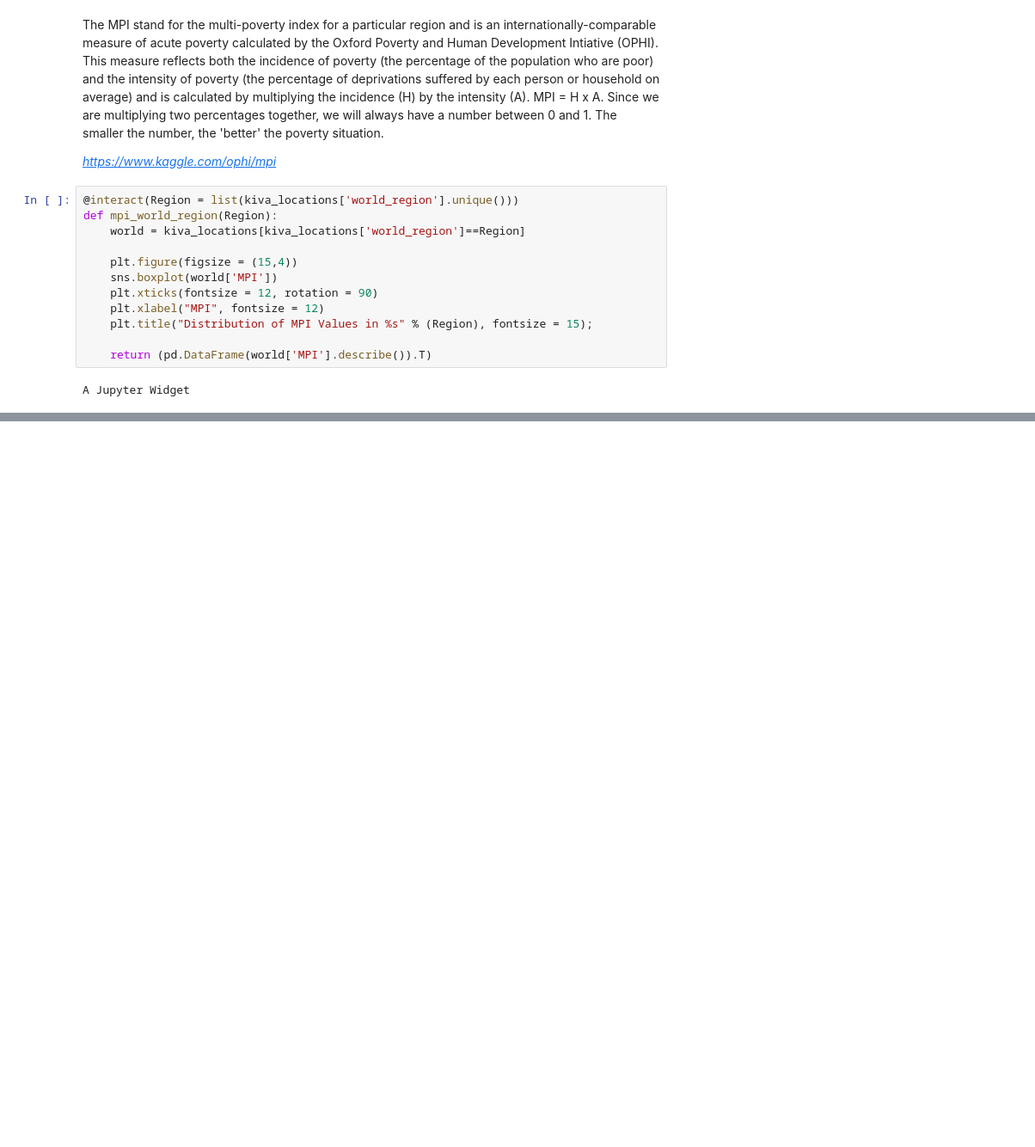
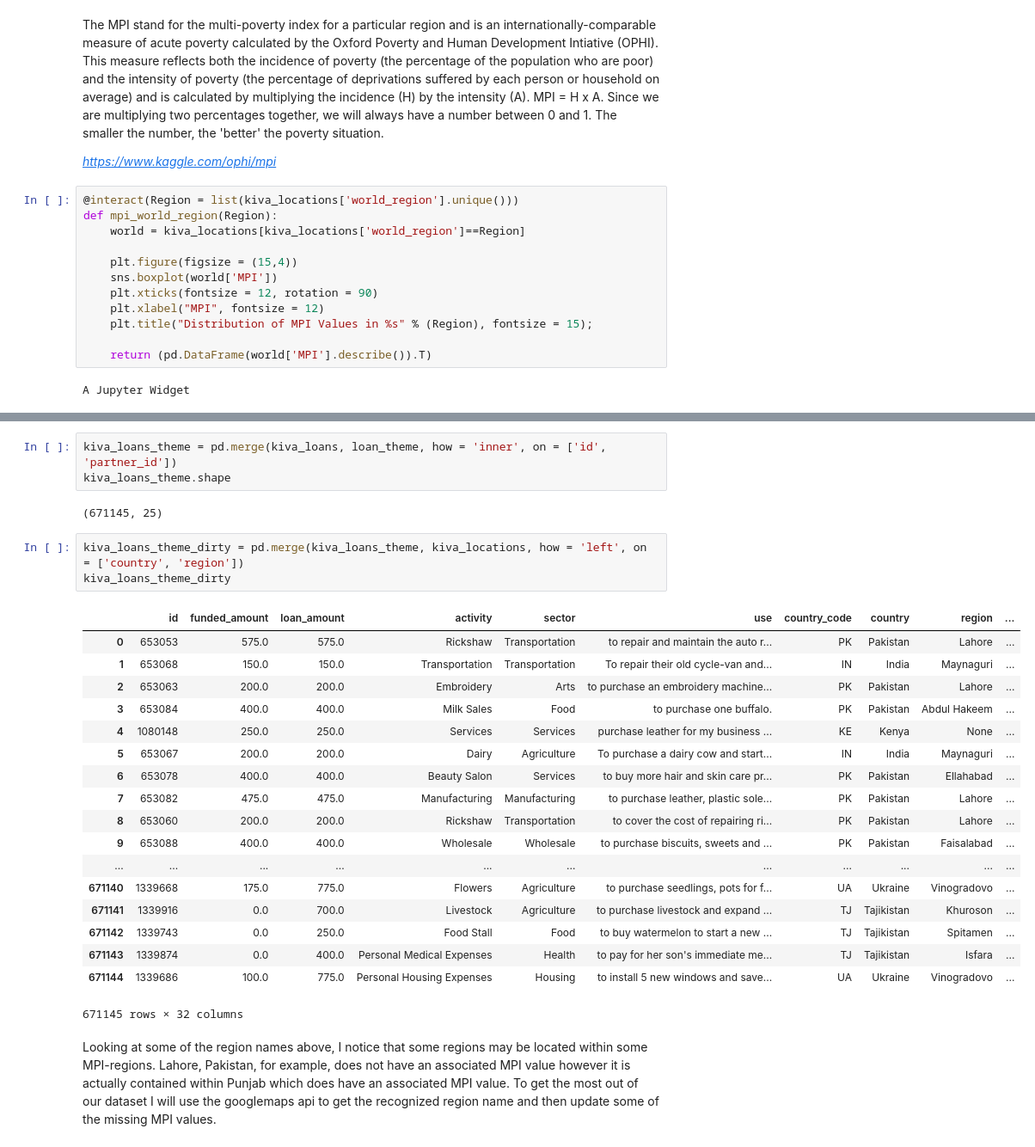
Before and after one commit to smakhijani/kaggle-kiva-crowdfunding, a Jupyter notebook: Preliminary Exploratory Data Analysis.ipynb, the cells around one changed output, grey strips where cells are left out. Shown at 86% size. Saved outputs shown, nothing was run; the diff lists cells and outputs as text; blank space fills up the shorter version.

```diff
--- a/Preliminary Exploratory Data Analysis.ipynb
+++ b/Preliminary Exploratory Data Analysis.ipynb
@@ -705,0 +862,29 @@ loan_theme_region.head()
+# %%
+kiva_loans_theme = pd.merge(kiva_loans, loan_theme, how = 'inner', on = ['id', 'partner_id'])
+kiva_loans_theme.shape
+# %% [output]
+(671145, 25)
+# %%
+kiva_loans_theme_dirty = pd.merge(kiva_loans_theme, kiva_locations, how = 'left', on = ['country', 'region'])
+kiva_loans_theme_dirty
+# %% [output]
+|  | id | funded_amount | loan_amount | activity | sector | use | country_code | country | region | ... |
+| 0 | 653053 | 575.0 | 575.0 | Rickshaw | Transportation | to repair and maintain the auto r... | PK | Pakistan | Lahore | ... |
+| 1 | 653068 | 150.0 | 150.0 | Transportation | Transportation | To repair their old cycle-van and... | IN | India | Maynaguri | ... |
+| 2 | 653063 | 200.0 | 200.0 | Embroidery | Arts | to purchase an embroidery machine... | PK | Pakistan | Lahore | ... |
+| 3 | 653084 | 400.0 | 400.0 | Milk Sales | Food | to purchase one buffalo. | PK | Pakistan | Abdul Hakeem | ... |
+| 4 | 1080148 | 250.0 | 250.0 | Services | Services | purchase leather for my business ... | KE | Kenya | None | ... |
+| 5 | 653067 | 200.0 | 200.0 | Dairy | Agriculture | To purchase a dairy cow and start... | IN | India | Maynaguri | ... |
+| 6 | 653078 | 400.0 | 400.0 | Beauty Salon | Services | to buy more hair and skin care pr... | PK | Pakistan | Ellahabad | ... |
+| 7 | 653082 | 475.0 | 475.0 | Manufacturing | Manufacturing | to purchase leather, plastic sole... | PK | Pakistan | Lahore | ... |
+| 8 | 653060 | 200.0 | 200.0 | Rickshaw | Transportation | to cover the cost of repairing ri... | PK | Pakistan | Lahore | ... |
+| 9 | 653088 | 400.0 | 400.0 | Wholesale | Wholesale | to purchase biscuits, sweets and ... | PK | Pakistan | Faisalabad | ... |
+| ... | ... | ... | ... | ... | ... | ... | ... | ... | ... | ... |
+| 671140 | 1339668 | 175.0 | 775.0 | Flowers | Agriculture | to purchase seedlings, pots for f... | UA | Ukraine | Vinogradovo | ... |
+| 671141 | 1339916 | 0.0 | 700.0 | Livestock | Agriculture | to purchase livestock and expand ... | TJ | Tajikistan | Khuroson | ... |
+| 671142 | 1339743 | 0.0 | 250.0 | Food Stall | Food | to buy watermelon to start a new ... | TJ | Tajikistan | Spitamen | ... |
+| 671143 | 1339874 | 0.0 | 400.0 | Personal Medical Expenses | Health | to pay for her son's immediate me... | TJ | Tajikistan | Isfara | ... |
+| 671144 | 1339686 | 100.0 | 775.0 | Personal Housing Expenses | Housing | to install 5 new windows and save... | UA | Ukraine | Vinogradovo | ... |
+671145 rows × 32 columns
+# %% [markdown]
+Looking at some of the region names above, I notice that some regions may be located within some MPI-regions. Lahore, Pakistan, for example, does not have an associated MPI value however it is actually contained within Punjab which does have an associated MPI value. To get the most out of our dataset I will use the googlemaps api to get the recognized region name and then update some of the missing MPI values.
```
Also changed, not shown: parts of 42 cells of this notebook.
